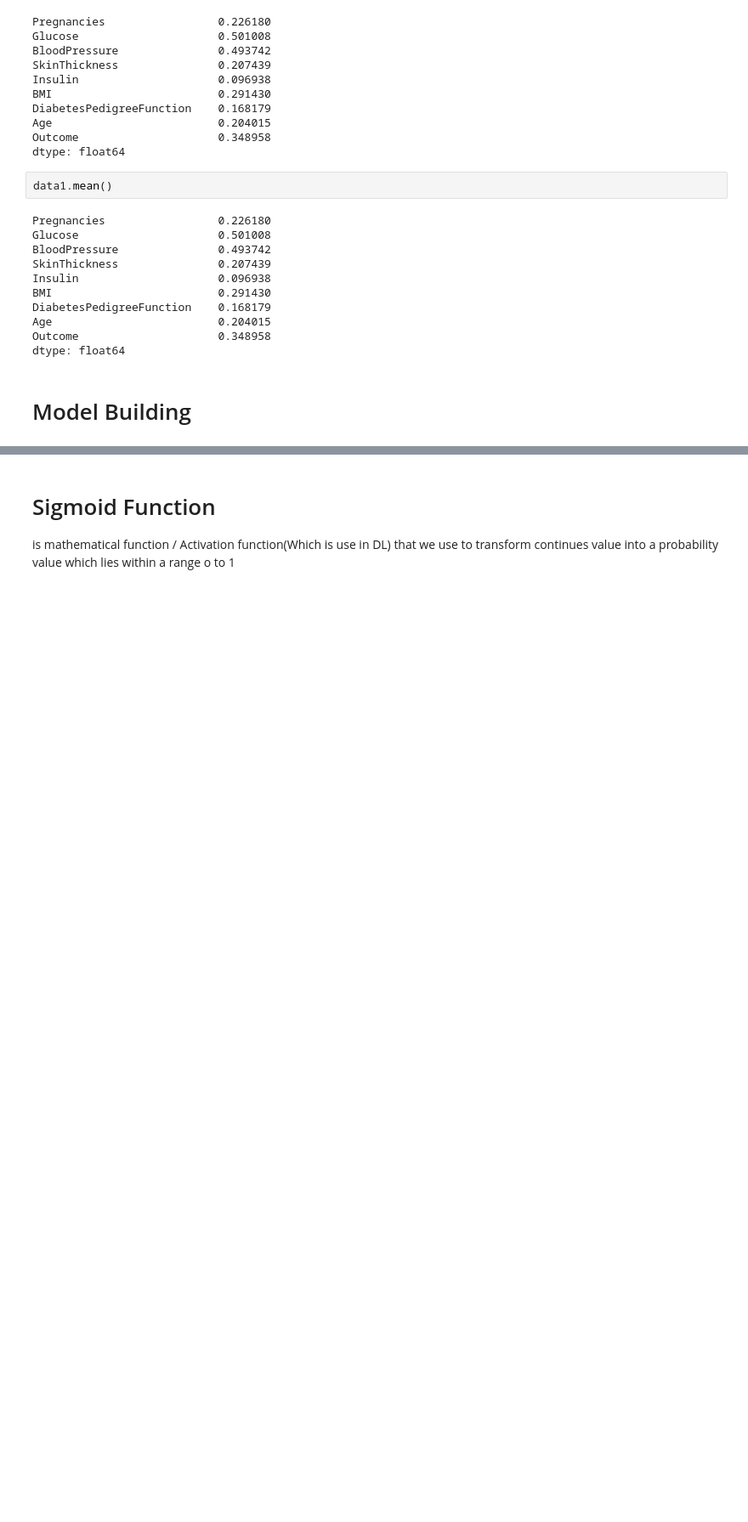
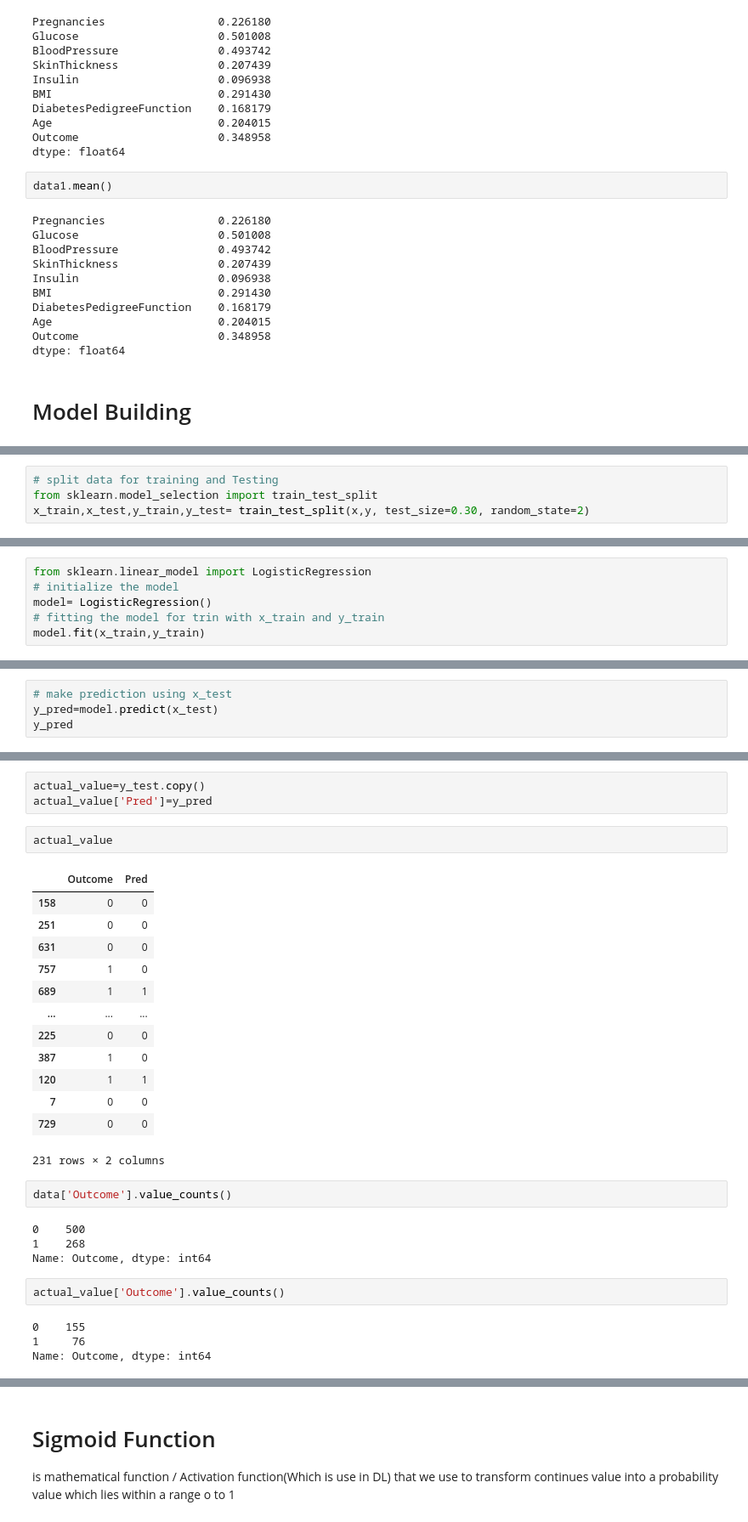
Before and after one commit to MJanbandhu/OnlyPractice, a Jupyter notebook: Machine_Learning/LogisticRegression/Try Logistic Regression.ipynb, the cells around one changed output, grey strips where cells are left out. Shown at 85% size. Drawn from its saved outputs; the diff is of its cells as text; blank space fills up the shorter version.

```diff
--- a/Machine_Learning/LogisticRegression/Try Logistic Regression.ipynb
+++ b/Machine_Learning/LogisticRegression/Try Logistic Regression.ipynb
@@ -702,0 +736,4 @@ dtype: float64
+# %%
+# split data for training and Testing
+from sklearn.model_selection import train_test_split
+x_train,x_test,y_train,y_test= train_test_split(x,y, test_size=0.30, random_state=2)
@@ -702,0 +754,6 @@ dtype: float64
+# %%
+from sklearn.linear_model import LogisticRegression
+# initialize the model
+model= LogisticRegression()
+# fitting the model for trin with x_train and y_train
+model.fit(x_train,y_train)
@@ -702,0 +762,4 @@ dtype: float64
+# %%
+# make prediction using x_test
+y_pred=model.predict(x_test)
+y_pred
@@ -702,0 +778,31 @@ dtype: float64
+# %%
+actual_value=y_test.copy()
+actual_value['Pred']=y_pred
+# %%
+actual_value
+# %% [output]
+|  | Outcome | Pred |
+| 158 | 0 | 0 |
+| 251 | 0 | 0 |
+| 631 | 0 | 0 |
+| 757 | 1 | 0 |
+| 689 | 1 | 1 |
+| ... | ... | ... |
+| 225 | 0 | 0 |
+| 387 | 1 | 0 |
+| 120 | 1 | 1 |
+| 7 | 0 | 0 |
+| 729 | 0 | 0 |
+231 rows × 2 columns
+# %%
+data['Outcome'].value_counts()
+# %% [output]
+0    500
+1    268
+Name: Outcome, dtype: int64
+# %%
+actual_value['Outcome'].value_counts()
+# %% [output]
+0    155
+1     76
+Name: Outcome, dtype: int64
```
Also changed, not shown: parts of 29 cells of this notebook.
